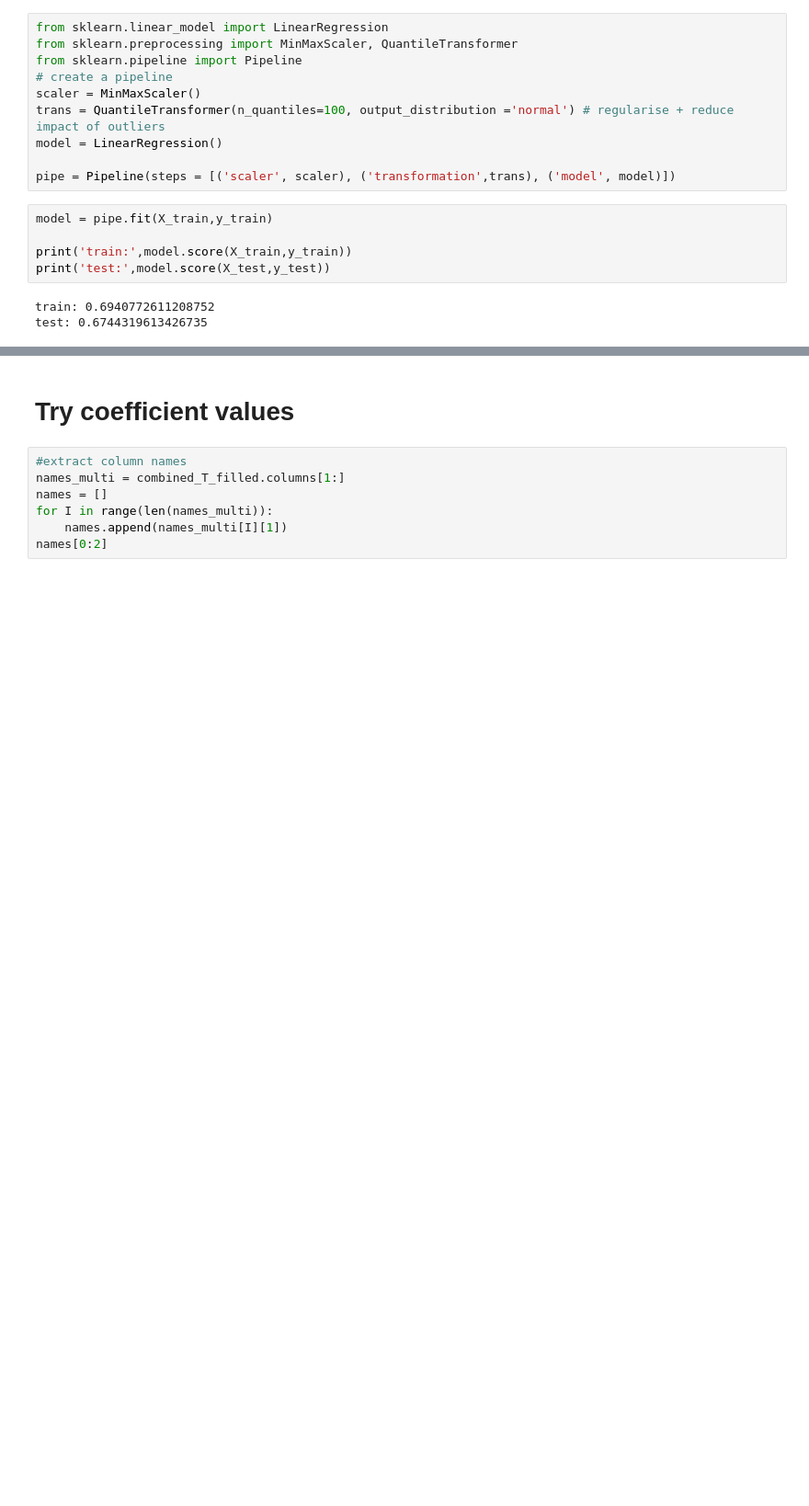
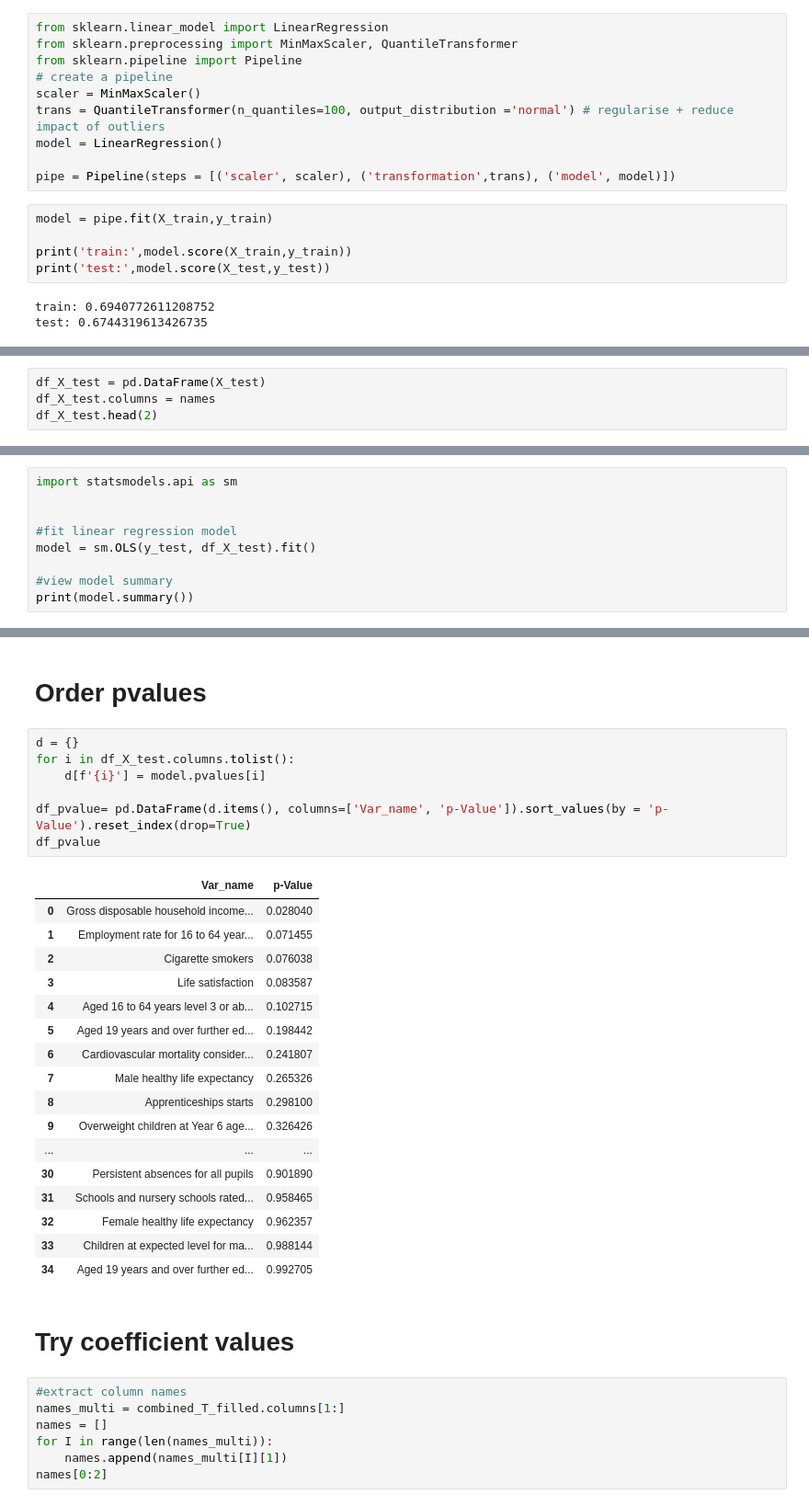
Before and after one commit to aworma4/Cost_of_living_GIS, a Jupyter notebook: feature_engineering.ipynb, the cells around one changed output, grey strips where cells are left out. Shown at 92% size. Cells and saved outputs as stored; diff of their text form; blank space fills up the shorter version.

Commit message:
adding in ordering by pvalues for the regression model

```diff
--- a/feature_engineering.ipynb
+++ b/feature_engineering.ipynb
@@ -127,0 +130,4 @@ test: 0.6744319613426735
+# %%
+df_X_test = pd.DataFrame(X_test)
+df_X_test.columns = names
+df_X_test.head(2)
@@ -127,0 +139,9 @@ test: 0.6744319613426735
+# %%
+import statsmodels.api as sm
+
+
+#fit linear regression model
+model = sm.OLS(y_test, df_X_test).fit()
+
+#view model summary
+print(model.summary())
@@ -128,3 +166,30 @@ test: 0.6744319613426735
+# %% [markdown]
+# Order pvalues
+# %%
+d = {}
+for i in df_X_test.columns.tolist():
+    d[f'{i}'] = model.pvalues[i]
+
+df_pvalue= pd.DataFrame(d.items(), columns=['Var_name', 'p-Value']).sort_values(by = 'p-Value').reset_index(drop=True)
+df_pvalue
+# %% [output]
+|  | Var_name | p-Value |
+| 0 | Gross disposable household income... | 0.028040 |
+| 1 | Employment rate for 16 to 64 year... | 0.071455 |
+| 2 | Cigarette smokers | 0.076038 |
+| 3 | Life satisfaction | 0.083587 |
+| 4 | Aged 16 to 64 years level 3 or ab... | 0.102715 |
+| 5 | Aged 19 years and over further ed... | 0.198442 |
+| 6 | Cardiovascular mortality consider... | 0.241807 |
+| 7 | Male healthy life expectancy | 0.265326 |
+| 8 | Apprenticeships starts | 0.298100 |
+| 9 | Overweight children at Year 6 age... | 0.326426 |
+| ... | ... | ... |
+| 30 | Persistent absences for all pupils | 0.901890 |
+| 31 | Schools and nursery schools rated... | 0.958465 |
+| 32 | Female healthy life expectancy | 0.962357 |
+| 33 | Children at expected level for ma... | 0.988144 |
+| 34 | Aged 19 years and over further ed... | 0.992705 |
 # %% [markdown]
  # Try coefficient values
 # %%
```
Also changed, not shown: parts of 3 cells of this notebook.
